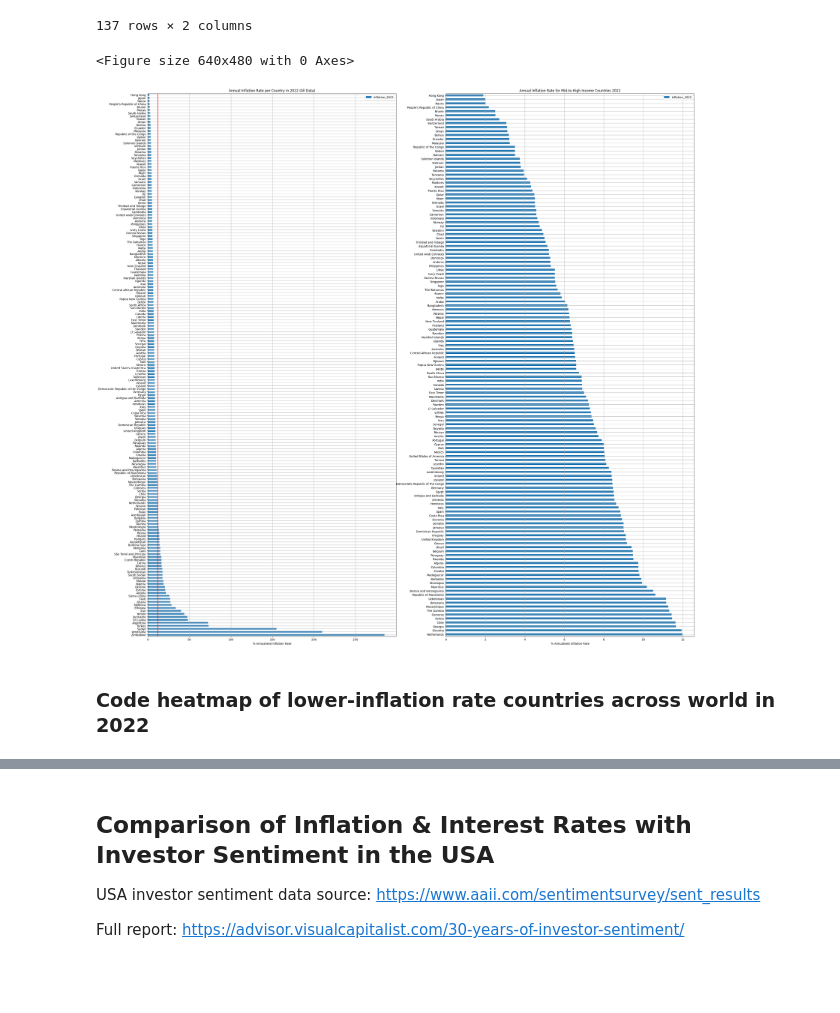
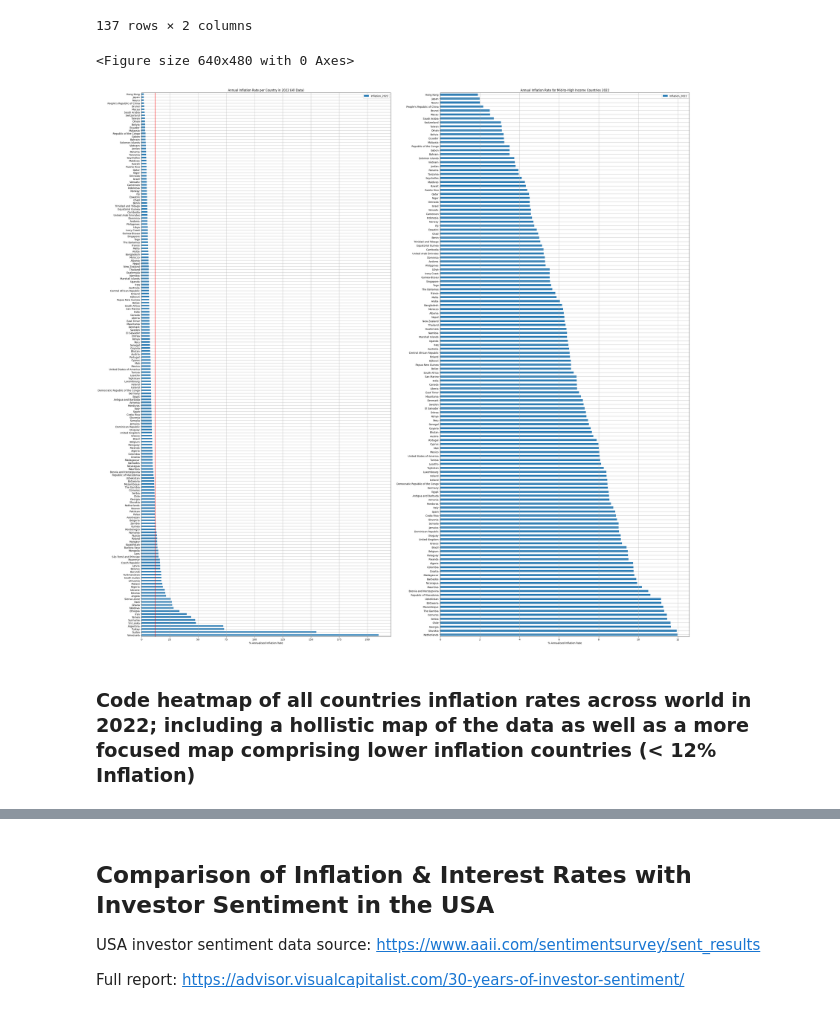
Before and after one commit to ScottsAnalysis/worldwide_inflation, a Jupyter notebook: UK vs USA inflation Analysis.ipynb, the cells around one changed output, grey strips where cells are left out. Saved outputs shown, nothing was run; the diff lists cells and outputs as text; code cells hidden in the pictures; blank space fills up the shorter version.

```diff
--- a/UK vs USA inflation Analysis.ipynb
+++ b/UK vs USA inflation Analysis.ipynb
@@ -240,7 +240,7 @@ inflation_data_22["Inflation_2022"] = inflation_data_22["Inflation Rate (2022)"]
 inflation_data_22["Inflation_2022"] = pd.to_numeric(inflation_data_22["Inflation_2022"])
 
 # select data columns of interest
-data_22 = inflation_data_22.iloc[:, [1,3]]
+data_22 = inflation_data_22.iloc[1:, [1,3]]
 
 # inspect data
 data_22
@@ -291,29 +291,29 @@ f_s_world
 # %%
 # create new figure
 fig1 = plt.figure()
 fig1, [ax5, ax6] = plt.subplots(1,2, figsize=(15, 35))
 
 # create all data world inflation 2022 bar graph
 ax0 = data_22.plot.barh(x="Country", y="Inflation_2022", ylabel="",
                        title = "Annual Inflation Rate per Country in 2022 (All Data)",
                         ax=ax5, figsize=(35,35), grid=True)
 
 # set x-label and add vertical line at 12% inflation
 ax5.set_xlabel("% Annualised Inflation Rate")
 ax5.axvline(x=12, color='r', linestyle='-')
 
 # create bar graph of countries with < 12% inflation
 ax10 = first_second_world.plot.barh(x="Country", y="Inflation_2022", xlabel="% Annualised Inflation Rate", ylabel="",
                                   title = "Annual Inflation Rate for Mid-to-High Income Countries 2022",
-                                  ax=ax6, figsize=(35,35), grid=True)
+                                  ax=ax6, figsize=(40,40), grid=True)
 
 # show figure
 plt.show()
 # %% [output]
 <Figure size 640x480 with 0 Axes>
-[figure, old version]
+[figure, new version]
-# %% [markdown]
-### Code heatmap of lower-inflation rate countries across world in 2022
+# %% [markdown]
+### Code heatmap of all countries inflation rates across world in 2022; including a hollistic map of the data as well as a more focused map comprising lower inflation countries (< 12% Inflation)
 # %%
 # import geopandas for heatmap construction
 import geopandas as gpd
```
Also changed, not shown: parts of 5 cells of this notebook.
